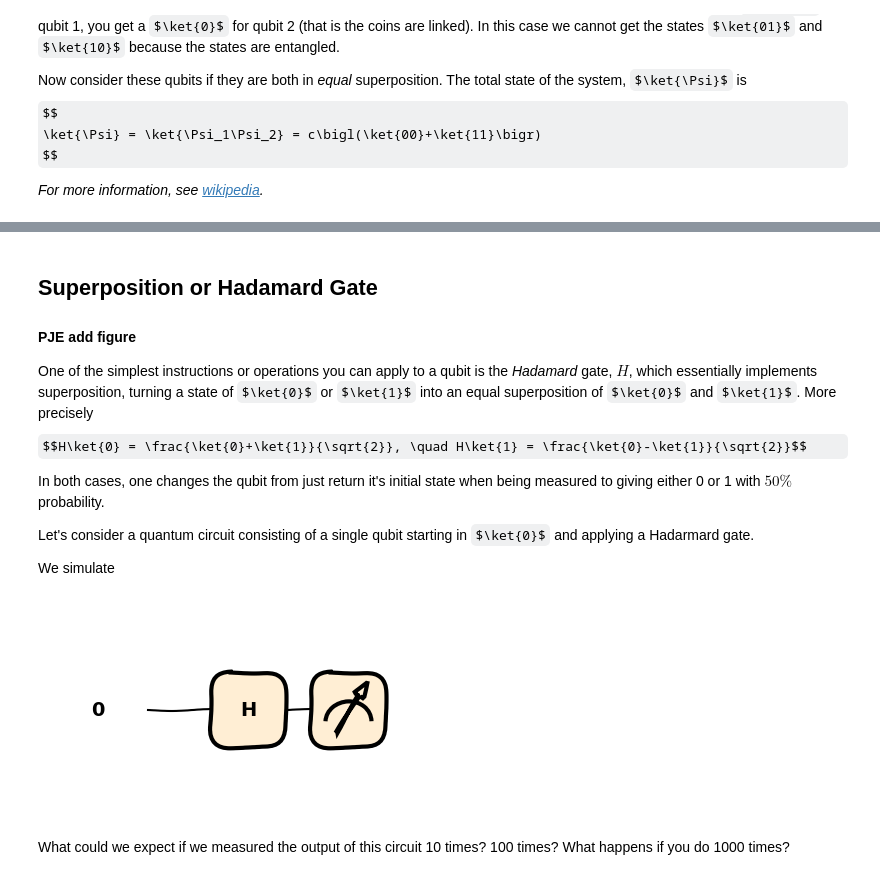
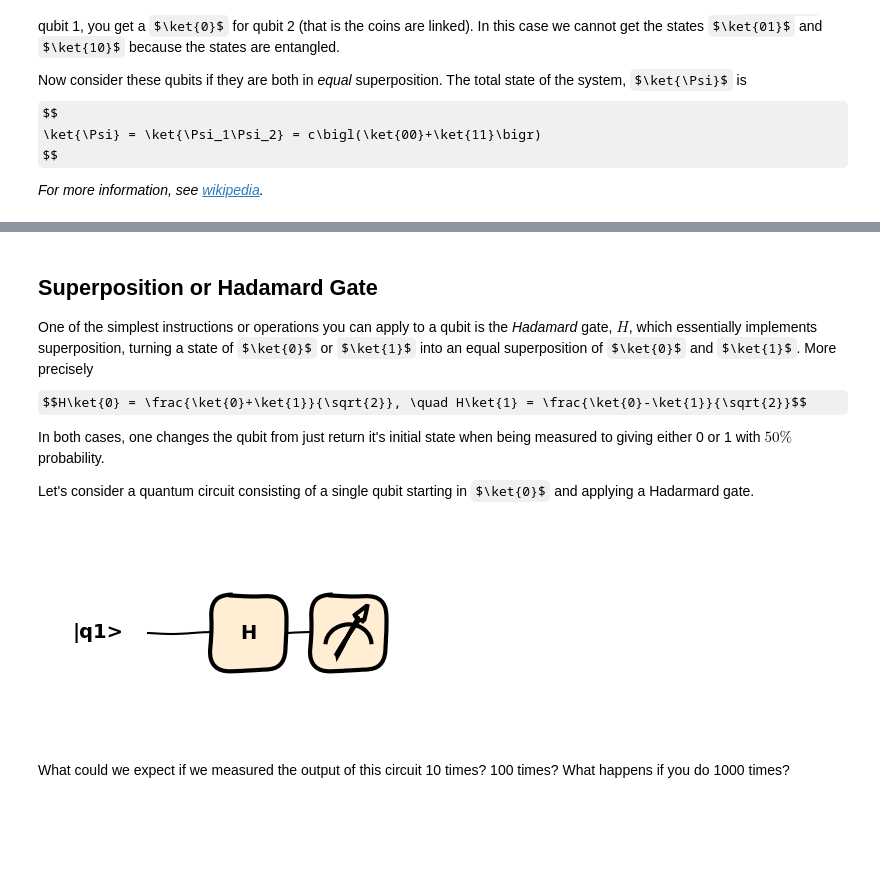
Before and after one commit to PawseySC/quantum-computing-hackathon, a Jupyter notebook: lessons/1-Intro_to_Quantum_Computing.ipynb, the cells around one changed output, grey strips where cells are left out. Saved outputs shown, nothing was run; the diff lists cells and outputs as text; code cells hidden in the pictures; some formulas as TeX source; blank space fills up the shorter version.

```diff
--- a/lessons/1-Intro_to_Quantum_Computing.ipynb
+++ b/lessons/1-Intro_to_Quantum_Computing.ipynb
@@ -208,7 +253,5 @@ We'll make use of these basic idea's later.
 # %% [markdown]
 ## Superposition or Hadamard Gate
-
-#### PJE add figure
 
 One of the simplest instructions or operations you can apply to a qubit is the *Hadamard* gate, $H$, which essentially implements superposition, turning a state of $\ket{0}$ or $\ket{1}$ into an equal superposition of $\ket{0}$ and $\ket{1}$. More precisely
 $$H\ket{0} = \frac{\ket{0}+\ket{1}}{\sqrt{2}}, \quad H\ket{1} = \frac{\ket{0}-\ket{1}}{\sqrt{2}}$$
@@ -216,24 +259,21 @@ $$H\ket{0} = \frac{\ket{0}+\ket{1}}{\sqrt{2}}, \quad H\ket{1} = \frac{\ket{0}-\k
 In both cases, one changes the qubit from just return it's initial state when being measured to giving either 0 or 1 with $50\%$ probability.
 
 Let's consider a quantum circuit consisting of a single qubit starting in $\ket{0}$ and applying a Hadarmard gate.
-
-We simulate
 # %%
 # sample code to draw a hadarmad gate using PennyLane
-
 # here
-dev = qml.device("default.qubit", wires=1)
+dev = qml.device("default.qubit", wires=["|q1>"])
 
 # now simple circiut where we return the state of the qubits
 @qml.qnode(dev)
 def circuit():
-    qml.Hadamard(wires=0)
+    qml.Hadamard(wires="|q1>")
     return qml.counts(all_outcomes=True)
 
 # plot the circuit
 fig, ax = qml.draw_mpl(circuit)()
 # %% [output]
-[figure, old version]
+[figure, new version]
 # %% [markdown]
 What could we expect if we measured the output of this circuit 10 times? 100 times? What happens if you do 1000 times?
 # %%
```
Also changed, not shown: parts of 4 cells of this notebook, 3 other files.
